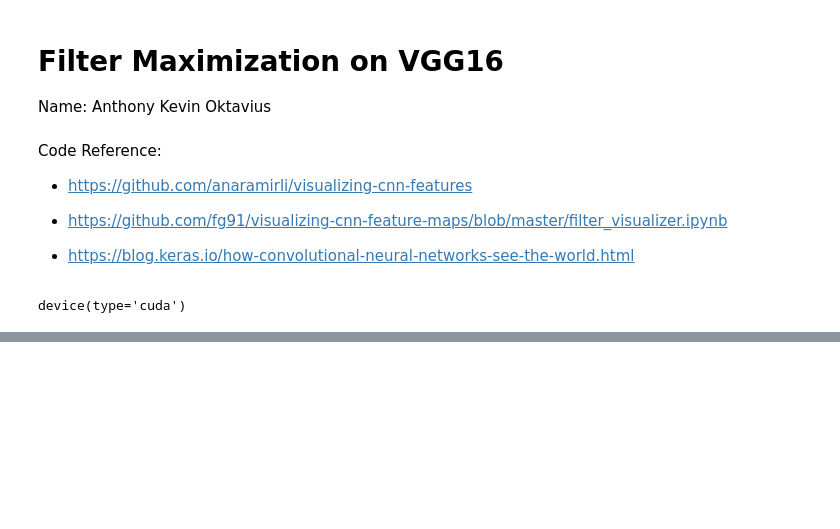
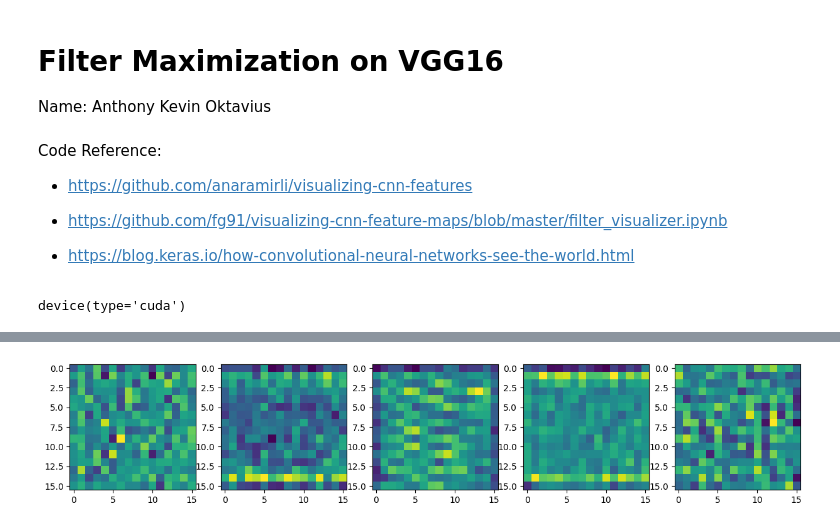
Before and after one commit to MaxZx3000/Filter-Maximization-Manual-Implementation-In-Pytorch, a Jupyter notebook: Filter_Maximization_on_VGG16_Model.ipynb, the cells around one changed output, grey strips where cells are left out. Saved outputs shown, nothing was run; the diff lists cells and outputs as text; code cells hidden in the pictures; blank space fills up the shorter version.

```diff
--- a/Filter_Maximization_on_VGG16_Model.ipynb
+++ b/Filter_Maximization_on_VGG16_Model.ipynb
@@ -76,0 +76,6 @@ VGG(
+# %%
+MAX_LAYERS = 13
+pretrained_models_flattened = list(
+    pretrained_model.modules()
+)[2:MAX_LAYERS]
+pretrained_models_flattened
@@ -94,7 +162,9 @@ class BasicHook():
 # %%
-selected_layer_name_for_filter_maximization, selected_layer_for_filter_maximization = list(
-    pretrained_model.named_modules()
-)[7]
+selected_layer_for_filter_maximization = list(
+    filter_activation_model.pretrained_model.modules()
+)[-1]
+
+selected_layer_name_for_filter_maximization = "VGG16 feature"
 
 hook = BasicHook(
     selected_layer_name_for_filter_maximization,
@@ -106,0 +179,66 @@ Conv2d(64, 128, kernel_size=(3, 3), stride=(1, 1), padding=(1, 1))
+# %%
+n_iteration = 100
+MAX_FILTERS_IN_A_SPECIFIC_LAYER = 255 # Visualize the first 50 filters
+START_FILTERS_IN_A_SPECIFIC_LAYER = 250
+SELECTED_FILTERS_INDEX = []
+
+for filter_index in range(START_FILTERS_IN_A_SPECIFIC_LAYER, MAX_FILTERS_IN_A_SPECIFIC_LAYER):
+  SELECTED_FILTERS_INDEX.append([filter_index])
+
+N_ROWS = 1
+N_COLS = 5
+UPSCALING_STEPS = 15
+UPSCALING_FACTOR = 1.2
+FEATURE_SIZE = 56
+BLUR_KERNEL_SIZE = 5
+fig_filters, axes_filters = plt.subplots(ncols = N_COLS, nrows = N_ROWS, figsize = (15, 15))
+fig_filter_maximization, axes_filter_maximization = plt.subplots(ncols = N_COLS, nrows = N_ROWS, figsize = (15, 15))
+
+# norm = transforms.Compose([
+#     transforms.Normalize(mean=[0.485, 0.456, 0.406], std=[0.229, 0.224, 0.225])
+# ])
+
+denorm = transforms.Compose([
+    transforms.Normalize(mean = [ 0., 0., 0. ], std = [ 1/0.229, 1/0.224, 1/0.225 ]),
+    transforms.Normalize(mean = [ -0.485, -0.456, -0.406 ], std = [ 1., 1., 1. ]),
+])
+
+for index, selected_filter_index in enumerate(SELECTED_FILTERS_INDEX):
+  row_index = int(index / N_COLS)
+  col_index = index % N_COLS
+  print(f"============Filter Index {selected_filter_index} ({index})==============")
+  sample_input_data_1 = np.random.uniform(100, 200, (FEATURE_SIZE, FEATURE_SIZE, 3)) / 255 # Tensor with uniform distribution.
+
+  for _ in range(UPSCALING_STEPS):
+    sample_input_data_1_tensor = torch.Tensor(sample_input_data_1).permute(2, 0, 1)
+    sample_input_data_1_tensor = sample_input_data_1_tensor.unsqueeze(0)
+    # sample_input_data_1_tensor = norm(sample_input_data_1_tensor)
+    sample_input_data_1_tensor.requires_grad = True
+    optimizer = optim.Adam([sample_input_data_1_tensor], lr=0.1)
+    for iteration in range(n_iteration):
+      optimizer.zero_grad()
+      output_label = filter_activation_model(sample_input_data_1_tensor.to(device))
+
+      specific_layer_output = hook.latest_output
+      specific_layer_output = specific_layer_output[:, selected_filter_index, :, :]
+
+      loss = -specific_layer_output.mean()
+      loss.backward() # Perform Gradient Ascent.
+      optimizer.step()
+
+      if iteration % 10 == 0:
+        print(f"Current iteration: {iteration}, with current loss: {loss.item()}")
+
+    new_image_size = int(FEATURE_SIZE * UPSCALING_FACTOR)
+    sample_input_data_1 = cv2.resize(sample_input_data_1, (new_image_size, new_image_size), interpolation = cv2.INTER_CUBIC)
+    sample_input_data_1 = cv2.blur(sample_input_data_1,(BLUR_KERNEL_SIZE, BLUR_KERNEL_SIZE))
+
+  filter_viz_image = hook.latest_output.squeeze(0)[selected_filter_index]
+  filter_viz_image = np.transpose(filter_viz_image.cpu().detach().numpy(), (1, 2, 0))
+  axes_filters[col_index].imshow(filter_viz_image)
+
+  filter_maximization_viz_image = sample_input_data_1_tensor.squeeze(0)
+  filter_maximization_viz_image = denorm(filter_maximization_viz_image)
+  filter_maximization_viz_image = np.transpose(filter_maximization_viz_image.cpu().detach().numpy(), (1, 2, 0))
+  axes_filter_maximization[col_index].imshow(filter_maximization_viz_image)
+# %% [output]
@@ -106,0 +340 @@ Conv2d(64, 128, kernel_size=(3, 3), stride=(1, 1), padding=(1, 1))
+[figure, added]
```
Also changed, not shown: parts of 10 cells of this notebook.
